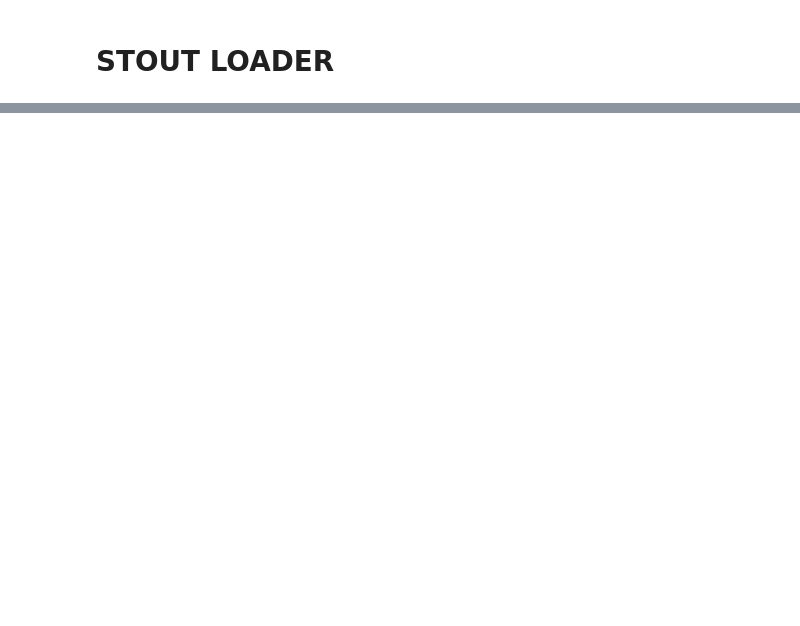
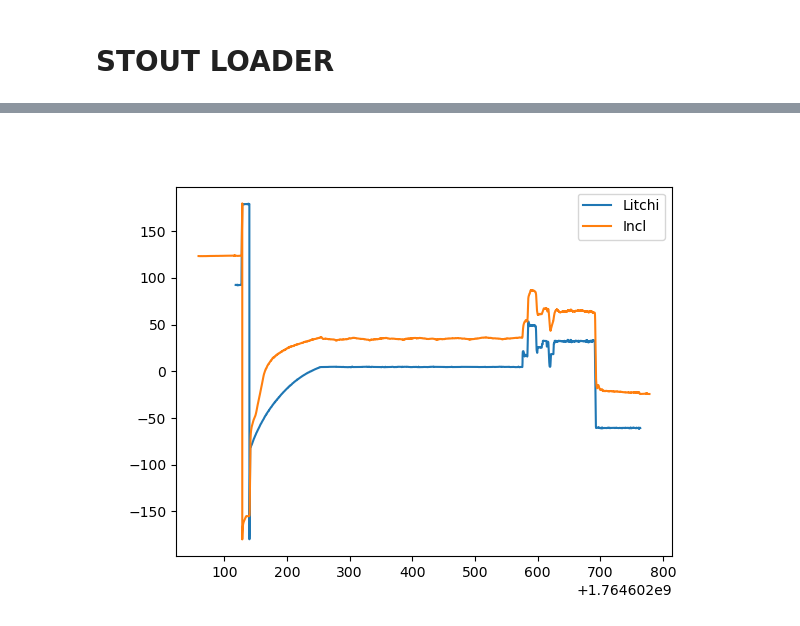
Before and after one commit to POLOCALC/data_loader, a Jupyter notebook: loader.ipynb, the cells around one changed output, grey strips where cells are left out. Drawn from its saved outputs; the diff is of its cells as text; code cells hidden in the pictures; blank space fills up the shorter version.

```diff
--- a/loader.ipynb
+++ b/loader.ipynb
@@ -85,3 +115,3 @@ flight.add_sensor_data(['gps', 'adc'])
 # %%
-flight.add_sensor_data(["inclinometer"])
+flight.add_drone_data()
 # %% [output]
@@ -104,0 +140,14 @@ shape: (102_789, 23)
+# %%
+import polars as pl
+flight.raw_data.drone_data.litchi = flight.raw_data.drone_data.litchi.with_columns((pl.col("datetime").dt.timestamp("ms")).alias("unix_timestamp [ms]"))
+# %%
+import numpy as np
+plt.figure()
+
+# plt.plot(flight.raw_data.drone_data.drone["correct_timestamp"], flight.raw_data.drone_data.drone["RTK:yaw"], label = 'DJI')
+plt.plot(flight.raw_data.drone_data.litchi["unix_timestamp [ms]"]/1e3, flight.raw_data.drone_data.litchi["yaw(deg)"], label='Litchi')
+plt.plot(flight.raw_data.payload_data['inclinometer']['INS']['timestamp_ns']/1e9, np.degrees(flight.raw_data.payload_data['inclinometer']['INS']['yaw_rad']), label='Incl')
+plt.legend()
+plt.show()
+# %% [output]
+[figure, added]
```
Also changed, not shown: parts of 19 cells of this notebook, 57 other files.
